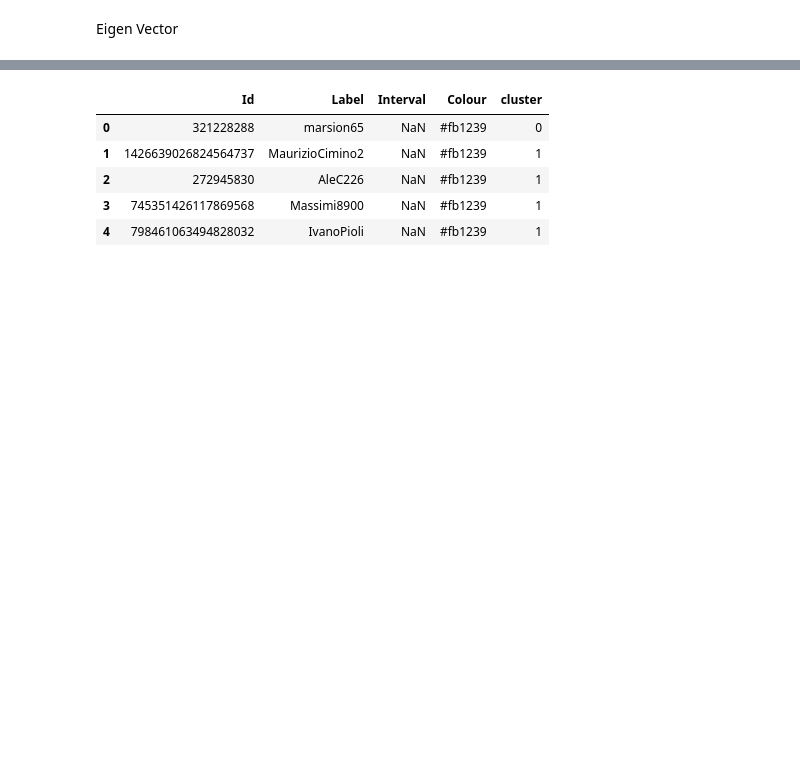
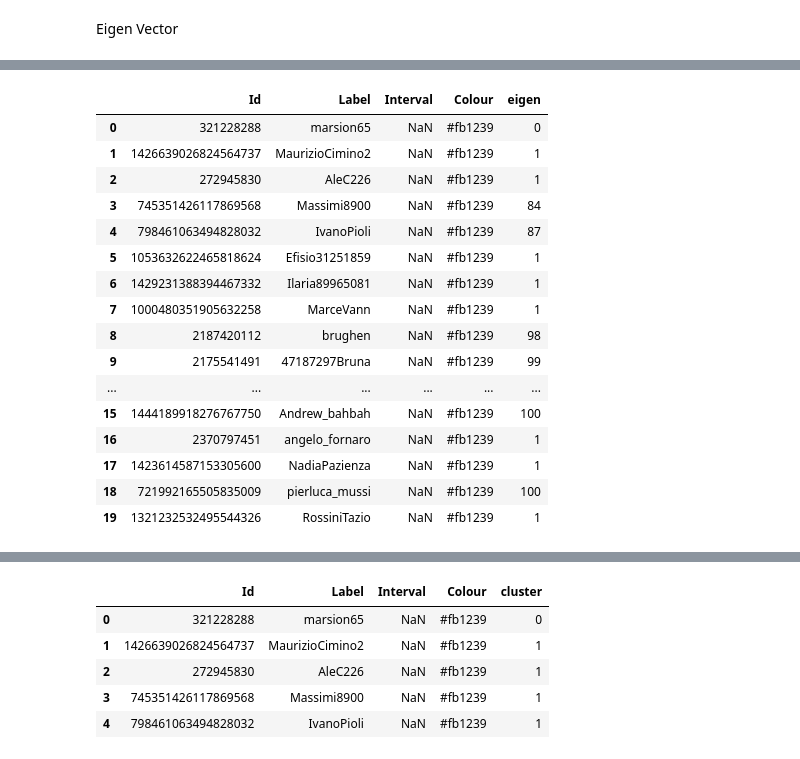
Before and after one commit to ES-git95/SMA-Project, a Jupyter notebook: iGraph.ipynb, the cells around one changed output, grey strips where cells are left out. Saved outputs shown, nothing was run; the diff lists cells and outputs as text; code cells hidden in the pictures; blank space fills up the shorter version.

```diff
--- a/iGraph.ipynb
+++ b/iGraph.ipynb
@@ -58,0 +71,20 @@ array([[<AxesSubplot:title={'center':'0'}>]], dtype=object)
+# %%
+nodes.head(20)
+# %% [output]
+|  | Id | Label | Interval | Colour | eigen |
+| 0 | 321228288 | marsion65 | NaN | #fb1239 | 0 |
+| 1 | 1426639026824564737 | MaurizioCimino2 | NaN | #fb1239 | 1 |
+| 2 | 272945830 | AleC226 | NaN | #fb1239 | 1 |
+| 3 | 745351426117869568 | Massimi8900 | NaN | #fb1239 | 84 |
+| 4 | 798461063494828032 | IvanoPioli | NaN | #fb1239 | 87 |
+| 5 | 1053632622465818624 | Efisio31251859 | NaN | #fb1239 | 1 |
+| 6 | 1429231388394467332 | Ilaria89965081 | NaN | #fb1239 | 1 |
+| 7 | 1000480351905632258 | MarceVann | NaN | #fb1239 | 1 |
+| 8 | 2187420112 | brughen | NaN | #fb1239 | 98 |
+| 9 | 2175541491 | 47187297Bruna | NaN | #fb1239 | 99 |
+| ... | ... | ... | ... | ... | ... |
+| 15 | 1444189918276767750 | Andrew_bahbah | NaN | #fb1239 | 100 |
+| 16 | 2370797451 | angelo_fornaro | NaN | #fb1239 | 1 |
+| 17 | 1423614587153305600 | NadiaPazienza | NaN | #fb1239 | 1 |
+| 18 | 721992165505835009 | pierluca_mussi | NaN | #fb1239 | 100 |
+| 19 | 1321232532495544326 | RossiniTazio | NaN | #fb1239 | 1 |
```
Also changed, not shown: parts of 9 cells of this notebook.
